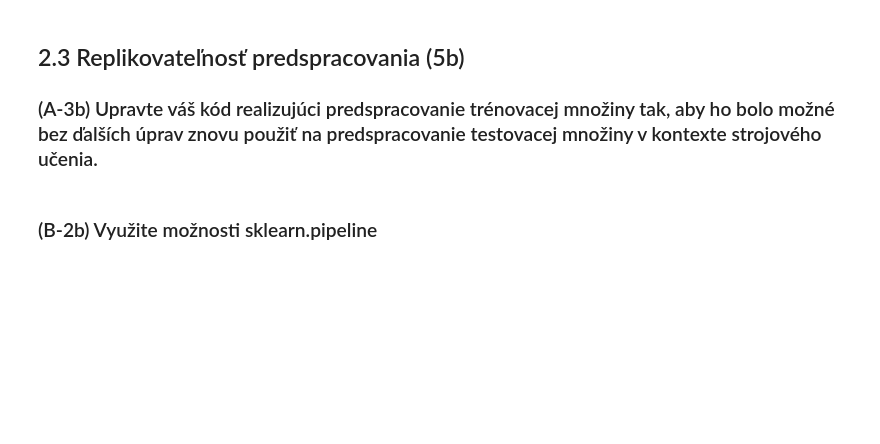
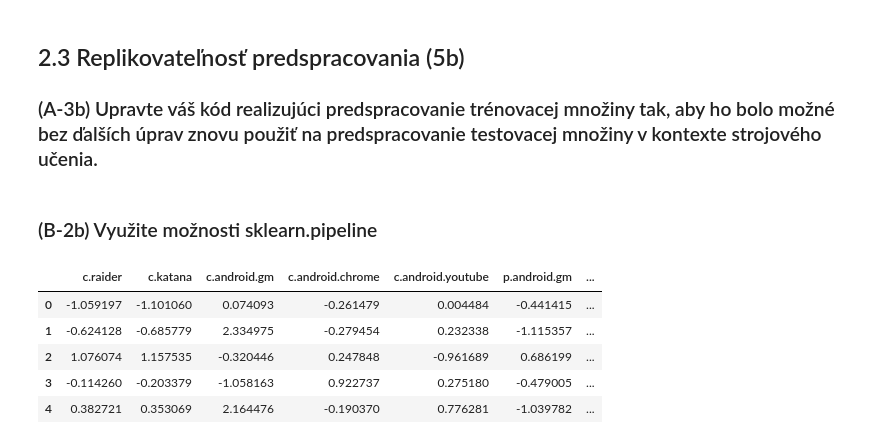
Before and after one commit to JakubIvacek/IAU_PROJECT, a Jupyter notebook: 2Faza.ipynb, the cells around one changed output. Cells and saved outputs as stored; diff of their text form; code cells hidden in the pictures; blank space fills up the shorter version.

```diff
--- a/2Faza.ipynb
+++ b/2Faza.ipynb
@@ -468,5 +455,24 @@ print(sorted_importance_df[['Feature', 'Total_Importance']])
 # %% [markdown]
 ## 2.3 Replikovateľnosť predspracovania (5b)
 ### (A-3b) Upravte váš kód realizujúci predspracovanie trénovacej množiny tak, aby ho bolo možné bez ďalších úprav znovu použiť na predspracovanie testovacej množiny v kontexte strojového učenia.
+# %%
+def prepareData(X,Y):
+    columns_to_edit = [
+        'c.android.gm', 'c.dogalize', 'c.android.chrome', 'c.android.youtube',
+        'c.katana', 'c.android.vending', 'c.UCMobile.x86', 'c.updateassist',
+        'c.UCMobile.intl', 'p.android.gm', 'p.android.chrome', 'p.android.packageinstaller',
+        'p.android.externalstorage', 'p.android.settings', 'p.android.documentsui',
+        'p.system', 'p.google', 'p.android.gms', 'p.olauncher', 'c.katana'
+    ]
+
+    for column in columns_to_edit:
+        filter_outliers(X, column, action='delete')
+
+    # Synchronizacia zaznamov x_train s y_train a reset indexov
+    Y = Y.loc[X.index]
+    X = X.reset_index(drop=True)
+    Y = Y.reset_index(drop=True)
+
+    return X,Y
 # %% [markdown]
 ### (B-2b) Využite možnosti sklearn.pipeline
@@ -521,0 +516,31 @@ x_train_transformed.head()
+# %%
+# Rozdelenie dat na trenovaciu a testovaciu sadu
+X = df.drop(columns='mwra')
+Y = df['mwra']
+x_Train, x_Test, y_Train, y_Test =  train_test_split(X, Y, test_size=0.2, random_state=1)
+# %%
+# Vytvorenie pipeline
+# S atributmi scaling a transformation mozem vytvorit rozne pipeliny
+pipeline = createPipeline(k=10)
+# %%
+x_Train, y_Train = prepareData(x_Train, y_Train)
+# %%
+transformed_data = pipeline.fit_transform(x_Train, y_Train)
+
+# Vytiahneme si nazvy vsetkych atributov
+feature_names = pipeline.named_steps['preprocessor'].get_feature_names_out()
+
+# Vyberieme len atribúty, ktoré vybral SelectKBest
+selected_features = [feature_names[i] for i in range(len(feature_names)) if pipeline.named_steps['feature_selection'].get_support()[i]]
+selected_features = [name.split('__')[-1] for name in selected_features]
+
+
+transformed_df = pd.DataFrame(transformed_data, columns=selected_features)
+transformed_df.head()
+# %% [output]
+|  | c.raider | c.katana | c.android.gm | c.android.chrome | c.android.youtube | p.android.gm | ... |
+| 0 | -1.059197 | -1.101060 | 0.074093 | -0.261479 | 0.004484 | -0.441415 | ... |
+| 1 | -0.624128 | -0.685779 | 2.334975 | -0.279454 | 0.232338 | -1.115357 | ... |
+| 2 | 1.076074 | 1.157535 | -0.320446 | 0.247848 | -0.961689 | 0.686199 | ... |
+| 3 | -0.114260 | -0.203379 | -1.058163 | 0.922737 | 0.275180 | -0.479005 | ... |
+| 4 | 0.382721 | 0.353069 | 2.164476 | -0.190370 | 0.776281 | -1.039782 | ... |
```
Also changed, not shown: parts of 22 cells of this notebook.
